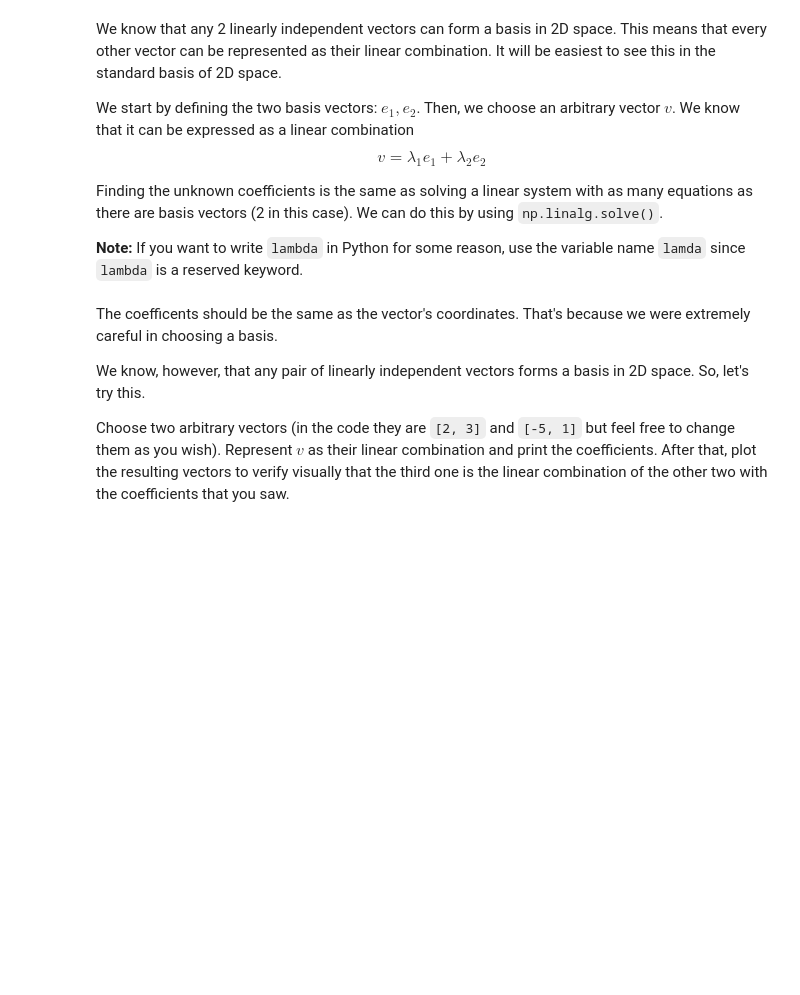
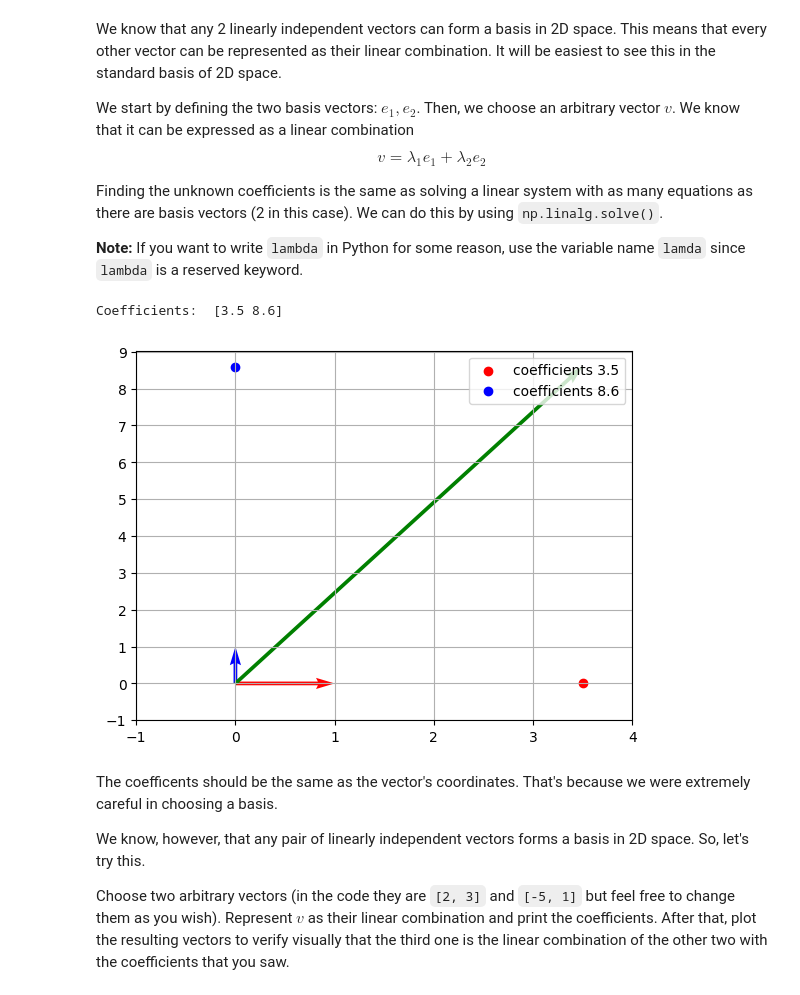
Before and after one commit to BoykoPetevBoev/SoftUni-Math-Concepts-for-Developers-March-2022, a Jupyter notebook: 06. Linear-Algebra-Exercise/Linear Algebra Exercise.ipynb, the cells around one changed output. Cells and saved outputs as stored; diff of their text form; code cells hidden in the pictures; blank space fills up the shorter version.

```diff
--- a/06. Linear-Algebra-Exercise/Linear Algebra Exercise.ipynb
+++ b/06. Linear-Algebra-Exercise/Linear Algebra Exercise.ipynb
@@ -59,17 +73,27 @@ def find_linear_combination_coefficients(e1, e2, v):
     Returns the coordinates of the representation of v in the basis {e_1, e_2}.
     That is, the unknown coefficients in the linear combination v = lambda_1 * e_1 + lambda_2 * e_2
     """
-    pass
+    matrix = np.array([e1, e2]).T
+    return np.linalg.solve(matrix, v)
+# %%
+def show_coefficients(coefficients):
+    plt.scatter(coefficients[0], 0, label=f"coefficients {coefficients[0]}", color="red")
+    plt.scatter(0, coefficients[1], label=f"coefficients {coefficients[1]}", color="blue")
+    plt.legend()
 # %%
 e1, e2 = [[1, 0], [0, 1]]
 v = [3.5, 8.6]
 # Find the unknown coefficients. Extract the logic in a function.
 # It should accept the two basis vectors and the one we need to represent
 # and should return the two coefficients
 coefficients = find_linear_combination_coefficients(e1, e2, v)
 print("Coefficients: ", str(coefficients))
 # Plot the three vectors
+show_coefficients(coefficients)
 plot_vectors([[0, 0, i[0], i[1]] for i in [e1, e2, v]], ["red", "blue", "green"])
+# %% [output]
+Coefficients:  [3.5 8.6]
+[figure, added]
 # %% [markdown]
 The coefficents should be the same as the vector's coordinates. That's because we were extremely careful in choosing a basis.
 
```
Also changed, not shown: parts of 7 cells of this notebook.
